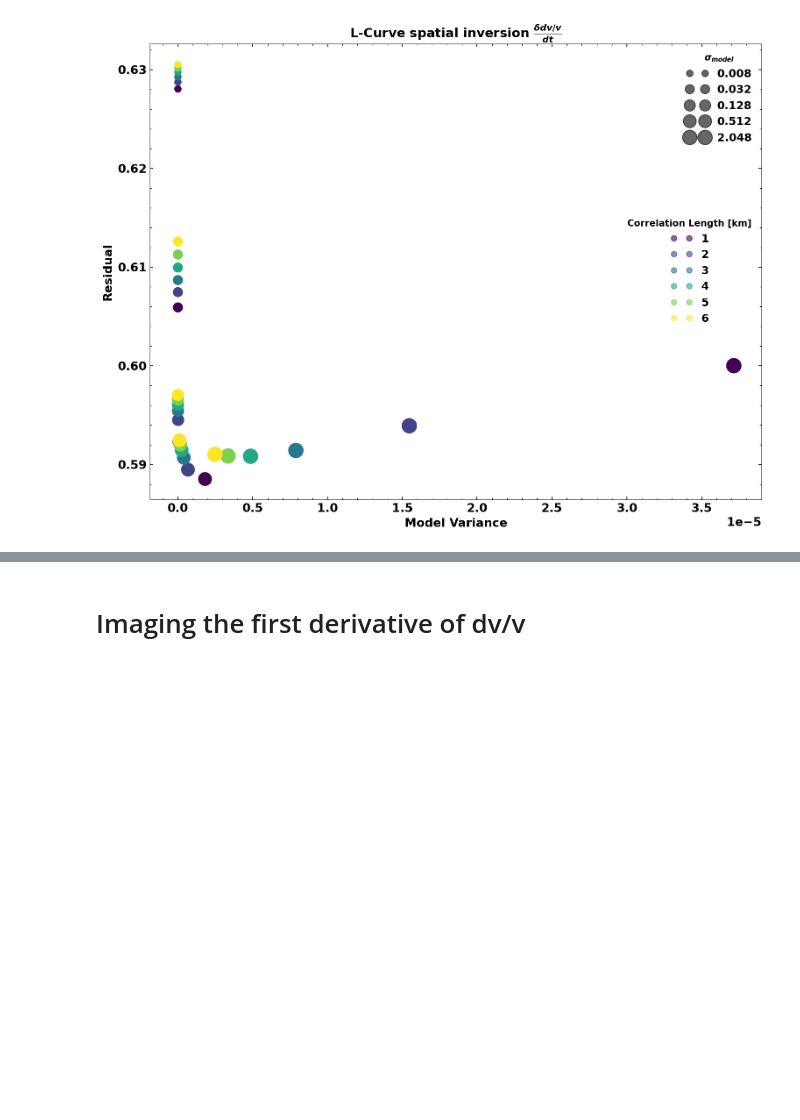
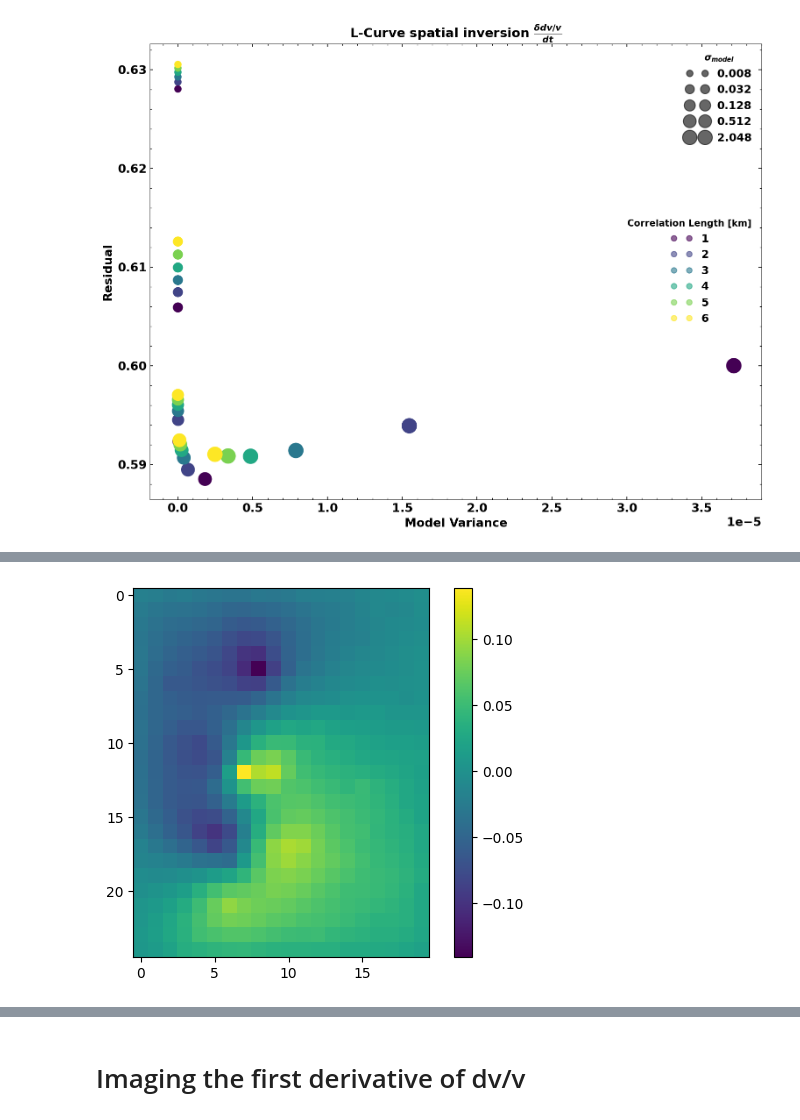
Before and after one commit to Denolle-Lab/Mt-St-Helens, a Jupyter notebook: spatial_dv.ipynb, the cells around one changed output, grey strips where cells are left out. Cells and saved outputs as stored; diff of their text form; code cells hidden in the pictures; blank space fills up the shorter version.

```diff
--- a/spatial_dv.ipynb
+++ b/spatial_dv.ipynb
@@ -1636,0 +1641,84 @@ plt.savefig('Lcurve.pdf', bbox_inches='tight', transparent=True)
+# %%
+import glob
+
+import numpy as np
+from matplotlib import pyplot as plt
+from scipy.interpolate import interp1d
+from obspy import UTCDateTime
+
+
+freq0 = 0.25
+
+infile = glob.glob(f'/home/pm/Documents_sync/PhD/StHelens/spatial/ddt_final_cl1_std0.15/xstations_{freq0}-{freq0*2}_wl864000_*/dvdt_3D.npz')[0]
+
+loaded = np.load(infile)
+
+x = loaded['xaxis']
+y = loaded['yaxis']
+t = loaded['taxis']
+dvdt = loaded['dv']
+statx = loaded['statx']
+staty = loaded['staty']
+# No data anymore from this date on
+start = 0  # 4 for february # Start here for February
+end = 881
+dvdt = dvdt[:,:,start:end]
+t = t[start:end]
+
+# Integrate to plot dv/v
+# trapz doesn't work with nans
+# options
+# 1. manual integration
+# 2. replace nans with interpolation? Otherwise this is probably not correct
+#
+
+nani = ~np.isnan(dvdt[0,0,:])
+# We start here to have February to February
+
+f = interp1d(t[nani], dvdt[:,:,nani], axis=-1)
+dvdt = f(t)
+# Total dv change over the whole time
+dv_total = np.sum(dvdt[:,:,4:], axis=-1)
+dv = np.cumsum(dvdt, axis=-1)
+
+# minmax
+dv_total = -abs(dv.max(axis=-1)-dv.min(axis=-1))
+
+# # seasonal
+# # average of change from January to July is <7 and the other is >6
+utcs = [UTCDateTime(tt) for tt in t]
+indices = []
+for year in {UTCDateTime(tt).year for tt in t}:
+    indices.append(np.array([(utc.month>6 and utc.year==year) for utc in utcs]))
+
+dv_total = np.nanmean([np.nansum(dvdt[:, : ,ii], axis=-1) for ii in indices], axis=0)
+
+# before and after eruption
+# print(utcs[190])
+# print(utcs[373])
+dv_total = np.sum(dvdt[:,:,190:373], axis=-1)
+
+# Up to eruption
+# print(utcs[0])
+# print(utcs[219])
+# dv_total = np.sum(dvdt[:,:,0:219], axis=-1)
+
+# and finally, from eruption end to now
+# print(utcs[-1])
+# print(utcs[369])
+
+# dv_total = np.sum(dvdt[:,:,369:], axis=-1)
+
+# haida eq 28.10.2012
+# print(utcs[535])
+# print(utcs[543])
+# dv_total = np.sum(dvdt[:,:,535:544], axis=-1)
+
+
+
+# Name suffix for output figure
+output_param = '2003-2008'
+
+plt.imshow(-100*dv_total)
+plt.colorbar()
+# %% [output]
@@ -1636,0 +1726 @@ plt.savefig('Lcurve.pdf', bbox_inches='tight', transparent=True)
+[figure, added]
```
Also changed, not shown: parts of 7 cells of this notebook, 1 other file.
